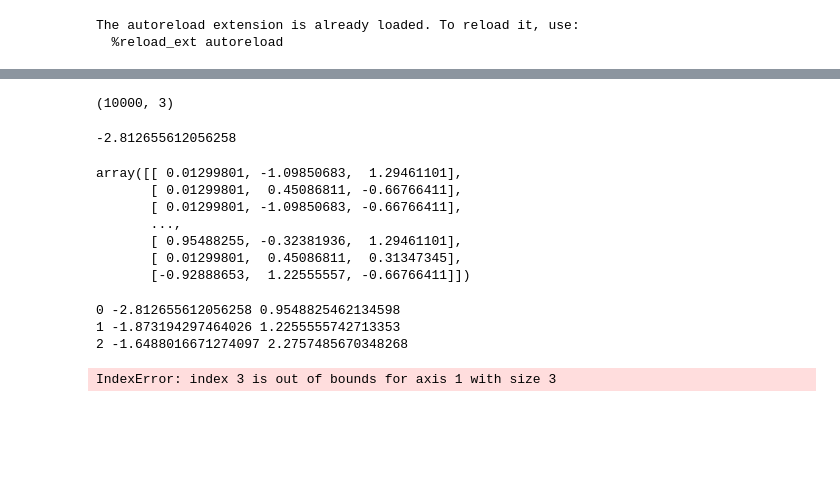
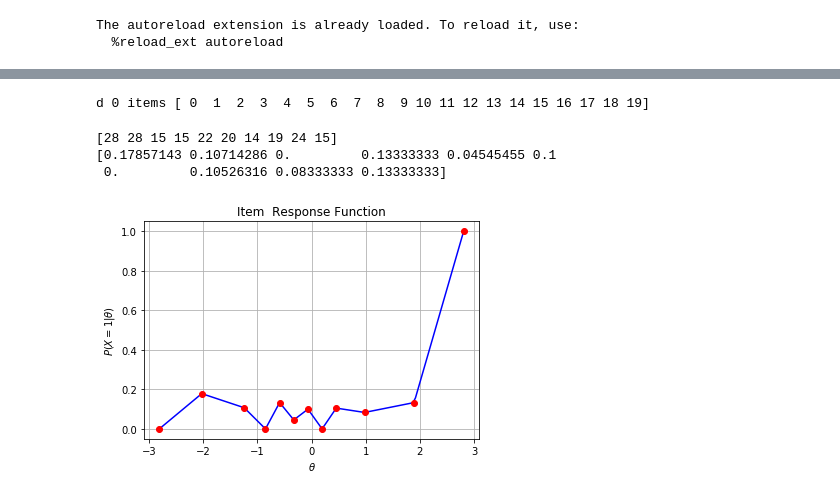
Before and after one commit to ETS-Next-Gen/irt-mcmc, a Jupyter notebook: notebooks/debugging_log_likelihood.ipynb, the cells around one changed output, grey strips where cells are left out. Saved outputs shown, nothing was run; the diff lists cells and outputs as text; code cells hidden in the pictures; blank space fills up the shorter version.

```diff
--- a/notebooks/debugging_log_likelihood.ipynb
+++ b/notebooks/debugging_log_likelihood.ipynb
@@ -21,18 +19,13 @@ np.random.seed(0)
 The autoreload extension is already loaded. To reload it, use:
   %reload_ext autoreload
 # %%
-# Generate synthetic data.
+np.random.seed(0)
+
 # Number of persons.
-P = 10000
+P = 1000
 # Number of items.
 I = 20
 # Number of latent ability dimensions (sub-scales).
-C = 5
+C = 1
 # Using 2-PL model with fixed discrimination and no asymptote for all items.
-x, theta, b, c = \
-    nirt.simulate.simulate_data.generate_simulated_data(P, I, C, asym=0, discrimination=1)
-print("theta range {} {}".format(min(theta.flatten()), max(theta.flatten())))
-for d in range(C):
-    print(d, min(theta[:,d]), max(theta[:,d]))
-print(np.percentile(theta, [5, 95], axis=0))
-print("Dimension of item {}".format(c))
+x, theta, b, c = nirt.simulate.simulate_data.generate_simulated_data(P, I, C, asym=0, discrimination=1)
@@ -61,6 +33,7 @@ def initial_guess(x, c):
 # Build an IRF from some reasonable theta values.
 num_bins = 10
 sample_size = 20
-theta = initial_guess(x, c)
-bins = nirt.irf.sample_bins(theta[:, 0], num_bins, sample_size)
-irf = nirt.irf.ItemResponseFunction.merge([nirt.irf.histogram(x[:, i], bins) for i in range(I)])
+theta = nirt.likelihood.initial_guess(x, c)
+sample = np.random.choice(np.arange(P, dtype=int), size=sample_size * num_bins, replace=False)
+grid = [nirt.grid.Grid(theta[sample, d], num_bins) for d in range(C)]
+irf = [nirt.irf.ItemResponseFunction(grid[c[i]], x[:, i]) for i in range(I)]
@@ -126,26 +40,22 @@ array([array([], dtype=int64), array([], dtype=int64),
-# %%
-theta.shape
-# %% [output]
-(10000, 3)
-# %%
-min(theta.flatten())
-# %% [output]
--2.812655612056258
-# %%
-theta
-# %% [output]
-array([[ 0.01299801, -1.09850683,  1.29461101],
-       [ 0.01299801,  0.45086811, -0.66766411],
-       [ 0.01299801, -1.09850683, -0.66766411],
-       ...,
-       [ 0.95488255, -0.32381936,  1.29461101],
-       [ 0.01299801,  0.45086811,  0.31347345],
-       [-0.92888653,  1.22555557, -0.66766411]])
-# %%
-for d in range(C):
-    print(d, min(theta[:,d]), max(theta[:,d]))
-# %% [output]
-0 -2.812655612056258 0.9548825462134598
-1 -1.873194297464026 1.2255555742713353
-2 -1.6488016671274097 2.2757485670348268
-IndexError: index 3 is out of bounds for axis 1 with size 3
+# %%
+items = np.where(c == d)[0]
+print('d', d, 'items', items)
+# %% [output]
+d 0 items [ 0  1  2  3  4  5  6  7  8  9 10 11 12 13 14 15 16 17 18 19]
+# %%
+# fig, axs = plt.subplots(len(items) // 4, 4, figsize=(24, 24))
+# for k, item in enumerate(items):
+#     irf[k].plot(axs[k // 4, k % 4], title="IRF Item {}".format(k))
+
+ax = plt.gca()
+k = I - 1
+irf[k].plot(ax, label="Item {}".format(k))
+ax.grid(True)
+
+print(irf[k].count)
+print(irf[k].probability)
+# %% [output]
+[28 28 15 15 22 20 14 19 24 15]
+[0.17857143 0.10714286 0.         0.13333333 0.04545455 0.1
+ 0.         0.10526316 0.08333333 0.13333333]
+[figure, added]
```
Also changed, not shown: parts of 11 cells of this notebook, 6 other files.
